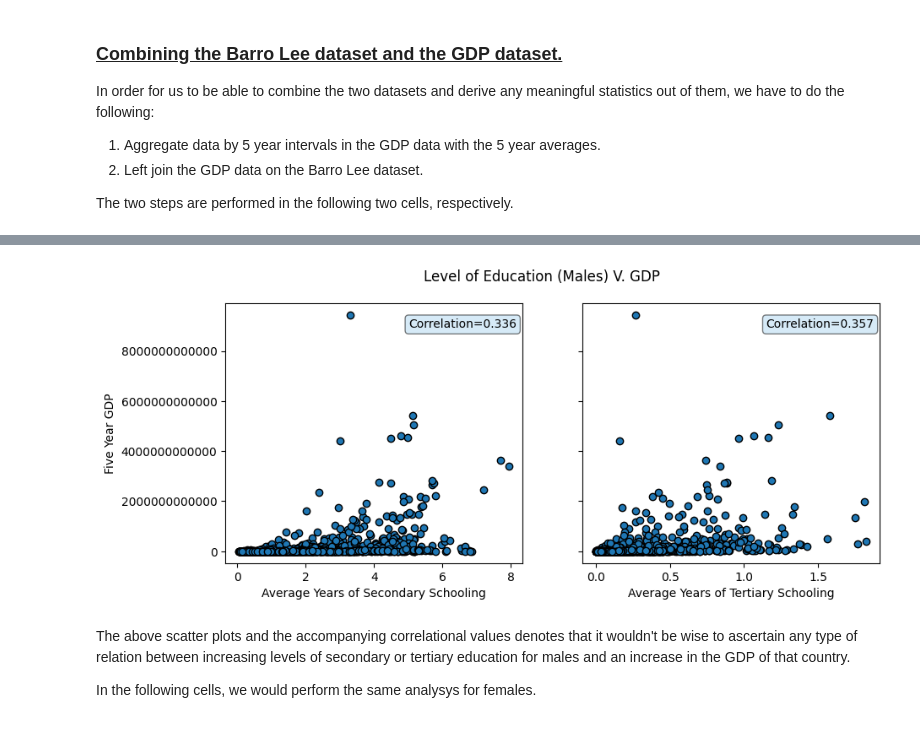
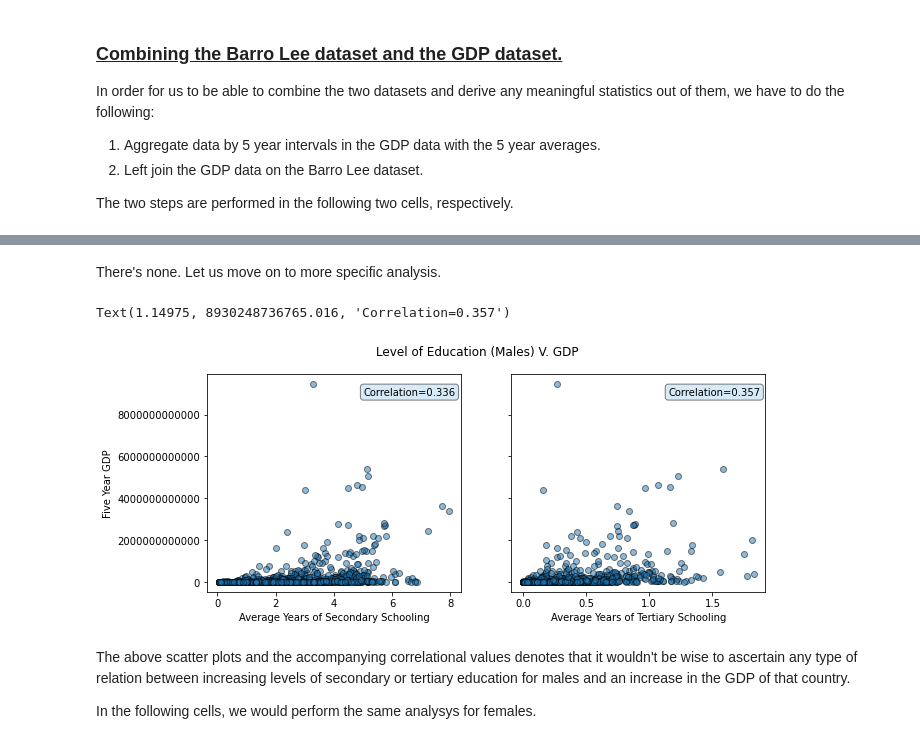
Before and after one commit to Hammad-AlQuraishi/BarroLee-Analysis, a Jupyter notebook: Barro Lee Project.ipynb, the cells around one changed output, grey strips where cells are left out. Cells and saved outputs as stored; diff of their text form; code cells hidden in the pictures.

```diff
--- a/Barro Lee Project.ipynb
+++ b/Barro Lee Project.ipynb
@@ -126,0 +138,2 @@ We should be vary of the possibility that any correlation we might find could be
+# %%
+blm_GDP['Avg. Years of Schooling'] = blm_GDP['Avg. Years of Primary Schooling'] + blm_GDP['Avg. Years of Secondary Schooling'] + blm_GDP['Avg. Years of Tertiary Schooling']
@@ -127,38 +160,37 @@ We should be vary of the possibility that any correlation we might find could be
+# %% [markdown]
+There's none. Let us move on to more specific analysis.
 # %%
 avg_sec_GDP_m = blm_GDP.corr(numeric_only=True).loc['Five Year GDP', 'Avg. Years of Secondary Schooling']
 avg_ter_GDP_m = blm_GDP.corr(numeric_only=True).loc['Five Year GDP', 'Avg. Years of Tertiary Schooling']
 
 fig, (ax1, ax2) = plt.subplots(nrows=1, ncols=2, sharey=True, figsize=(10,4))
 
 fig.suptitle("Level of Education (Males) V. GDP")
 #Dictionary to be used for the textbox format
 props = dict(boxstyle='round', facecolor='#AED6F1', alpha=0.5)
 
-ax1.scatter(x=blm_GDP["Avg. Years of Secondary Schooling"], y=blm_GDP["Five Year GDP"], edgecolor='black')
+ax1.scatter(x=blm_GDP["Avg. Years of Secondary Schooling"], y=blm_GDP["Five Year GDP"], edgecolor='black', alpha=0.5)
 ax1.set_xlabel("Average Years of Secondary Schooling")
 ax1.set_ylabel("Five Year GDP")
 
 #Setting the textbox up
 bottom1, top1 = ax1.get_ylim()
 left1, right1 = ax1.get_xlim()
 ax1.text(right1-right1*0.40, top1-top1*0.10, "Correlation=0.336", bbox=props)
 
 #To stop y label from showing in scientific notation
 ax1.ticklabel_format(style='plain')
 
-ax2.scatter(x=blm_GDP["Avg. Years of Tertiary Schooling"], y=blm_GDP["Five Year GDP"], edgecolor='black')
+ax2.scatter(x=blm_GDP["Avg. Years of Tertiary Schooling"], y=blm_GDP["Five Year GDP"], edgecolor='black', alpha=0.5)
 ax2.set_xlabel("Average Years of Tertiary Schooling")
 
 #Setting the textbox up
 bottom2, top2 = ax2.get_ylim()
 left2, right2 = ax2.get_xlim()
 ax2.text(right2-right2*0.40, top2-top2*0.10, "Correlation=0.357", bbox=props)
-
-#To get the correlation values:
-avg_sec_GDP = blm_GDP.corr(numeric_only=True).loc['Five Year GDP', 'Avg. Years of Secondary Schooling']
-avg_ter_GDP = blm_GDP.corr(numeric_only=True).loc['Five Year GDP', 'Avg. Years of Tertiary Schooling']
 # %% [output]
+Text(1.14975, 8930248736765.016, 'Correlation=0.357')
-[figure, old version]
+[figure, new version]
 # %% [markdown]
 The above scatter plots and the accompanying correlational values denotes that it wouldn't be wise to ascertain any type of relation between increasing levels of secondary or tertiary education for males and an increase in the GDP of that country.
 
```
Also changed, not shown: parts of 19 cells of this notebook, 3 other files.
